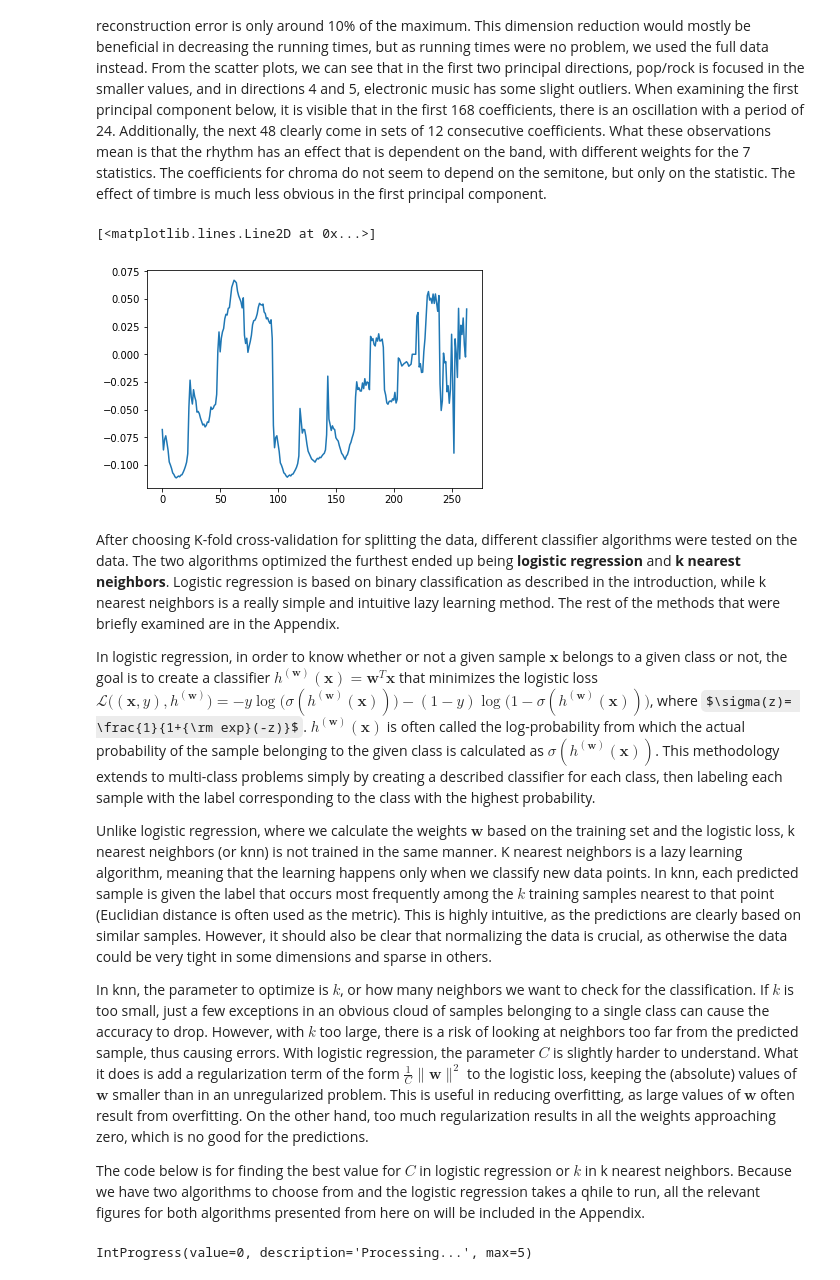
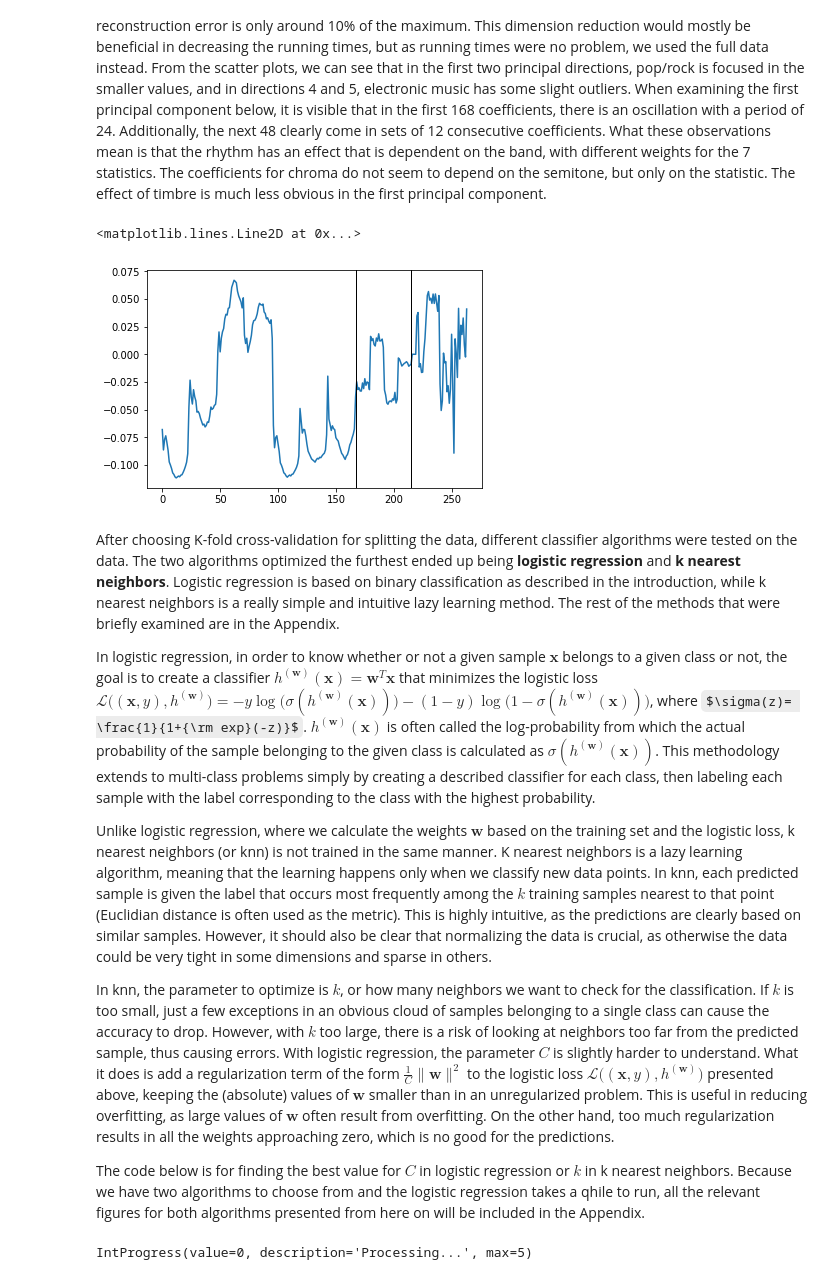
Before and after one commit to abdullahkhan93/MLBP-2018, a Jupyter notebook: Project Report.ipynb, the cells around one changed output. Cells and saved outputs as stored; diff of their text form; code cells hidden in the pictures; some formulas as TeX source.

```diff
--- a/Project Report.ipynb
+++ b/Project Report.ipynb
@@ -331,11 +331,14 @@ From all the normalization options, it was evident from the figures that the __S
 The principal component analysis dictates the fact that using half the original number of features, the reconstruction error is only around 10% of the maximum. This dimension reduction would mostly be beneficial in decreasing the running times, but as running times were no problem, we used the full data instead. From the scatter plots, we can see that in the first two principal directions, pop/rock is focused in the smaller values, and in directions 4 and 5, electronic music has some slight outliers. When examining the first principal component below, it is visible that in the first 168 coefficients, there is an oscillation with a period of 24. Additionally, the next 48 clearly come in sets of 12 consecutive coefficients. What these observations mean is that the rhythm has an effect that is dependent on the band, with different weights for the 7 statistics. The coefficients for chroma do not seem to depend on the semitone, but only on the statistic. The effect of timbre is much less obvious in the first principal component.
 # %%
 # The weights of coefficients in the given principal component.
-plt.plot(PCA[0])
+fig, ax = plt.subplots()
+ax.plot(PCA[0])
+ax.axvline(167, color='black', lw=1)
+ax.axvline(215, color='black', lw=1)
 #pd.DataFrame(PCA[0]).to_csv('pca.csv')
 # %% [output]
-[<matplotlib.lines.Line2D at 0x...>]
+<matplotlib.lines.Line2D at 0x...>
-[figure, old version]
+[figure, new version]
 # %% [markdown]
 After choosing K-fold cross-validation for splitting the data, different classifier algorithms were tested on the data. The two algorithms optimized the furthest ended up being __logistic regression__ and __k nearest neighbors__. Logistic regression is based on binary classification as described in the introduction, while k nearest neighbors is a really simple and intuitive lazy learning method. The rest of the methods that were briefly examined are in the Appendix.
 
@@ -343,7 +346,7 @@ In logistic regression, in order to know whether or not a given sample $\boldsym
 
 Unlike logistic regression, where we calculate the weights $\boldsymbol{w}$ based on the training set and the logistic loss, k nearest neighbors (or knn) is not trained in the same manner. K nearest neighbors is a lazy learning algorithm, meaning that the learning happens only when we classify new data points. In knn, each predicted sample is given the label that occurs most frequently among the $k$ training samples nearest to that point (Euclidian distance is often used as the metric). This is highly intuitive, as the predictions are clearly based on similar samples. However, it should also be clear that normalizing the data is crucial, as otherwise the data could be very tight in some dimensions and sparse in others.
 
-In knn, the parameter to optimize is $k$, or how many neighbors we want to check for the classification. If $k$ is too small, just a few exceptions in an obvious cloud of samples belonging to a single class can cause the accuracy to drop. However, with $k$ too large, there is a risk of looking at neighbors too far from the predicted sample, thus causing errors. With logistic regression, the parameter $C$ is slightly harder to understand. What it does is add a regularization term of the form $\frac{1}{C} \| \boldsymbol{w} \|^2$ to the logistic loss, keeping the (absolute) values of $\boldsymbol{w}$ smaller than in an unregularized problem. This is useful in reducing overfitting, as large values of $\boldsymbol{w}$ often result from overfitting. On the other hand, too much regularization results in all the weights approaching zero, which is no good for the predictions.
+In knn, the parameter to optimize is $k$, or how many neighbors we want to check for the classification. If $k$ is too small, just a few exceptions in an obvious cloud of samples belonging to a single class can cause the accuracy to drop. However, with $k$ too large, there is a risk of looking at neighbors too far from the predicted sample, thus causing errors. With logistic regression, the parameter $C$ is slightly harder to understand. What it does is add a regularization term of the form $\frac{1}{C} \| \boldsymbol{w} \|^2$ to the logistic loss  $\mathcal{L}\big((\mathbf{x},y),h^{(\mathbf{w})}\big)$ presented above, keeping the (absolute) values of $\boldsymbol{w}$ smaller than in an unregularized problem. This is useful in reducing overfitting, as large values of $\boldsymbol{w}$ often result from overfitting. On the other hand, too much regularization results in all the weights approaching zero, which is no good for the predictions.
 
 The code below is for finding the best value for $C$ in logistic regression or $k$ in k nearest neighbors. Because we have two algorithms to choose from and the logistic regression takes a qhile to run, all the relevant figures for both algorithms presented from here on will be included in the Appendix.
 # %%
```
Also changed, not shown: parts of 4 cells of this notebook.
